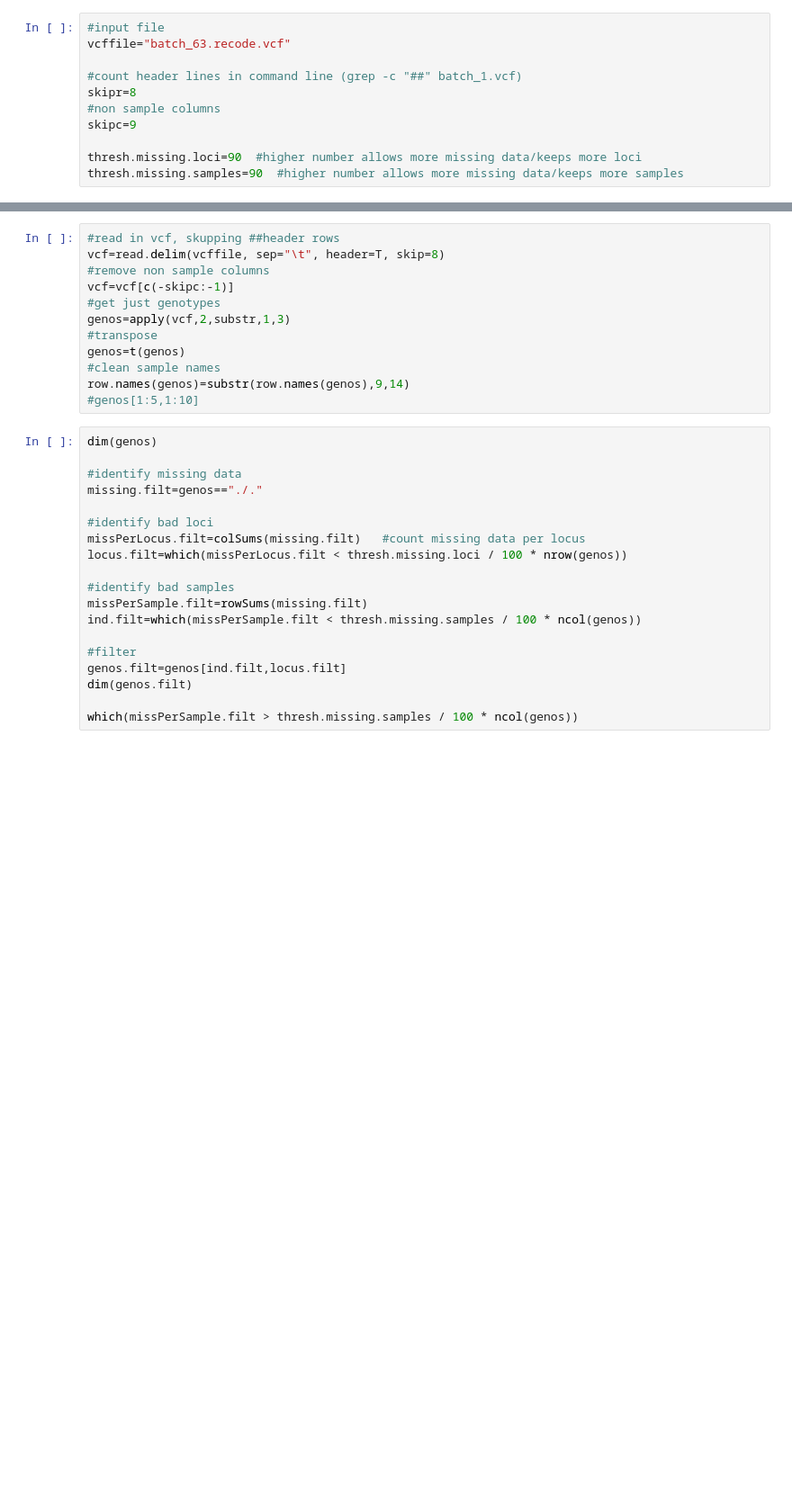
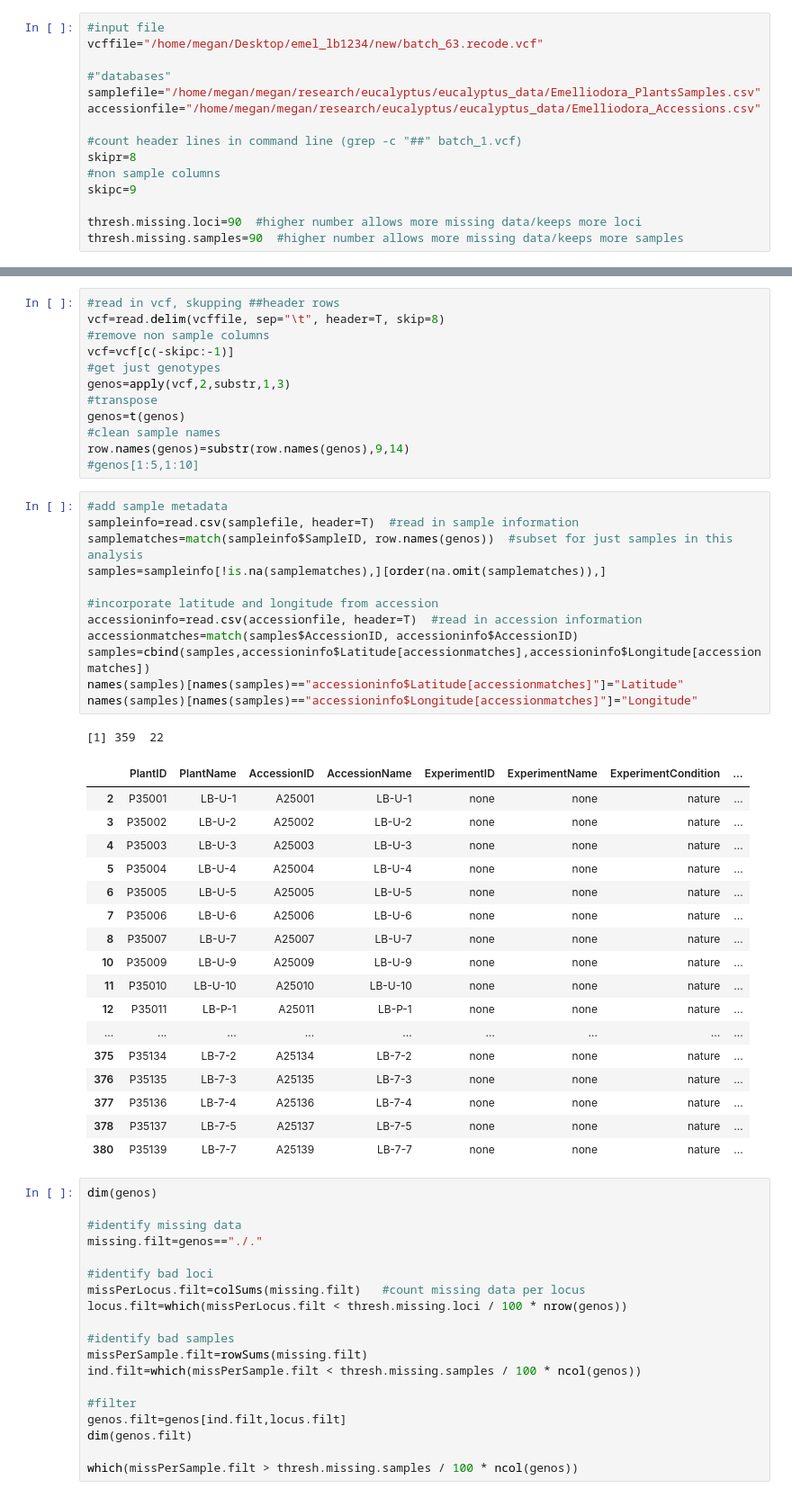
Before and after one commit to LaMariposa/gbs_analysis, a Jupyter notebook: gbs_prelimPCA.ipynb, the cells around one changed output, grey strips where cells are left out. Shown: that part at 90% size. Saved outputs shown, nothing was run; the diff lists cells and outputs as text; blank space fills up the shorter version.

Commit message:
add metadata

```diff
--- a/gbs_prelimPCA.ipynb
+++ b/gbs_prelimPCA.ipynb
@@ -2,7 +2,11 @@
 ### initial analysis for species confirmation and identification of bad samples
 # %%
 #input file
-vcffile="batch_63.recode.vcf"
+vcffile="/home/megan/Desktop/emel_lb1234/new/batch_63.recode.vcf"
+
+#"databases"
+samplefile="/home/megan/megan/research/eucalyptus/eucalyptus_data/Emelliodora_PlantsSamples.csv"
+accessionfile="/home/megan/megan/research/eucalyptus/eucalyptus_data/Emelliodora_Accessions.csv"
 
 #count header lines in command line (grep -c "##" batch_1.vcf)
 skipr=8
@@ -26,6 +38,37 @@ genos=t(genos)
 #clean sample names
 row.names(genos)=substr(row.names(genos),9,14)
 #genos[1:5,1:10]
+# %%
+#add sample metadata
+sampleinfo=read.csv(samplefile, header=T)  #read in sample information
+samplematches=match(sampleinfo$SampleID, row.names(genos))  #subset for just samples in this analysis
+samples=sampleinfo[!is.na(samplematches),][order(na.omit(samplematches)),]
+
+#incorporate latitude and longitude from accession
+accessioninfo=read.csv(accessionfile, header=T)  #read in accession information
+accessionmatches=match(samples$AccessionID, accessioninfo$AccessionID)
+samples=cbind(samples,accessioninfo$Latitude[accessionmatches],accessioninfo$Longitude[accessionmatches])
+names(samples)[names(samples)=="accessioninfo$Latitude[accessionmatches]"]="Latitude"
+names(samples)[names(samples)=="accessioninfo$Longitude[accessionmatches]"]="Longitude"
+# %% [output]
+[1] 359  22
+|  | PlantID | PlantName | AccessionID | AccessionName | ExperimentID | ExperimentName | ExperimentCondition | ... |
+| 2 | P35001 | LB-U-1 | A25001 | LB-U-1 | none | none | nature | ... |
+| 3 | P35002 | LB-U-2 | A25002 | LB-U-2 | none | none | nature | ... |
+| 4 | P35003 | LB-U-3 | A25003 | LB-U-3 | none | none | nature | ... |
+| 5 | P35004 | LB-U-4 | A25004 | LB-U-4 | none | none | nature | ... |
+| 6 | P35005 | LB-U-5 | A25005 | LB-U-5 | none | none | nature | ... |
+| 7 | P35006 | LB-U-6 | A25006 | LB-U-6 | none | none | nature | ... |
+| 8 | P35007 | LB-U-7 | A25007 | LB-U-7 | none | none | nature | ... |
+| 10 | P35009 | LB-U-9 | A25009 | LB-U-9 | none | none | nature | ... |
+| 11 | P35010 | LB-U-10 | A25010 | LB-U-10 | none | none | nature | ... |
+| 12 | P35011 | LB-P-1 | A25011 | LB-P-1 | none | none | nature | ... |
+| ... | ... | ... | ... | ... | ... | ... | ... | ... |
+| 375 | P35134 | LB-7-2 | A25134 | LB-7-2 | none | none | nature | ... |
+| 376 | P35135 | LB-7-3 | A25135 | LB-7-3 | none | none | nature | ... |
+| 377 | P35136 | LB-7-4 | A25136 | LB-7-4 | none | none | nature | ... |
+| 378 | P35137 | LB-7-5 | A25137 | LB-7-5 | none | none | nature | ... |
+| 380 | P35139 | LB-7-7 | A25139 | LB-7-7 | none | none | nature | ... |
 # %%
 dim(genos)
 
```
Also changed, not shown: parts of 1 cell of this notebook.
